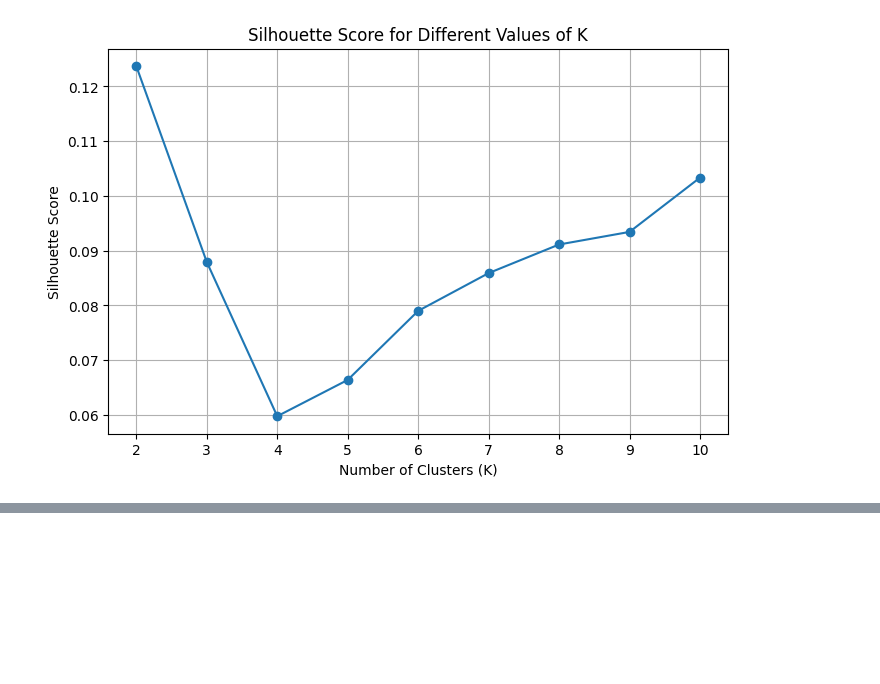
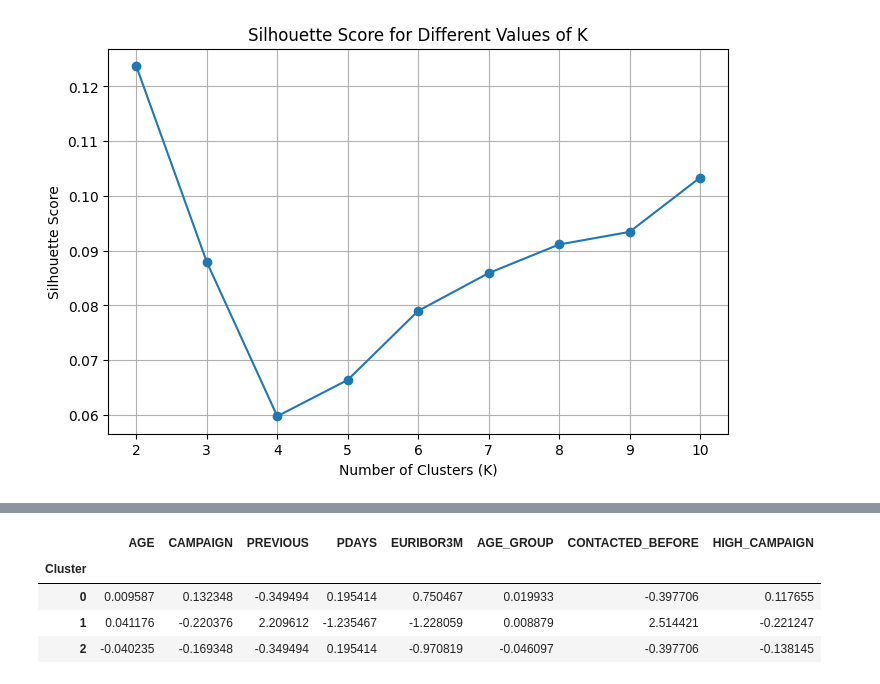
Before and after one commit to shank227/Costumer-Segmentation-for-Banking, a Jupyter notebook: Notebooks/week3_costumer_segmentation.ipynb, the cells around one changed output, grey strips where cells are left out. Cells and saved outputs as stored; diff of their text form; code cells hidden in the pictures; blank space fills up the shorter version.

```diff
--- a/Notebooks/week3_costumer_segmentation.ipynb
+++ b/Notebooks/week3_costumer_segmentation.ipynb
@@ -180,0 +212,19 @@ plt.show()
+# %%
+cluster_profile[
+    [
+        "AGE",
+        "CAMPAIGN",
+        "PREVIOUS",
+        "PDAYS",
+        "EURIBOR3M",
+        "AGE_GROUP",
+        "CONTACTED_BEFORE",
+        "HIGH_CAMPAIGN"
+    ]
+]
+# %% [output]
+|  | AGE | CAMPAIGN | PREVIOUS | PDAYS | EURIBOR3M | AGE_GROUP | CONTACTED_BEFORE | HIGH_CAMPAIGN |
+| Cluster |  |  |  |  |  |  |  |  |
+| 0 | 0.009587 | 0.132348 | -0.349494 | 0.195414 | 0.750467 | 0.019933 | -0.397706 | 0.117655 |
+| 1 | 0.041176 | -0.220376 | 2.209612 | -1.235467 | -1.228059 | 0.008879 | 2.514421 | -0.221247 |
+| 2 | -0.040235 | -0.169348 | -0.349494 | 0.195414 | -0.970819 | -0.046097 | -0.397706 | -0.138145 |
```
Also changed, not shown: parts of 9 cells of this notebook, 1 other file.
